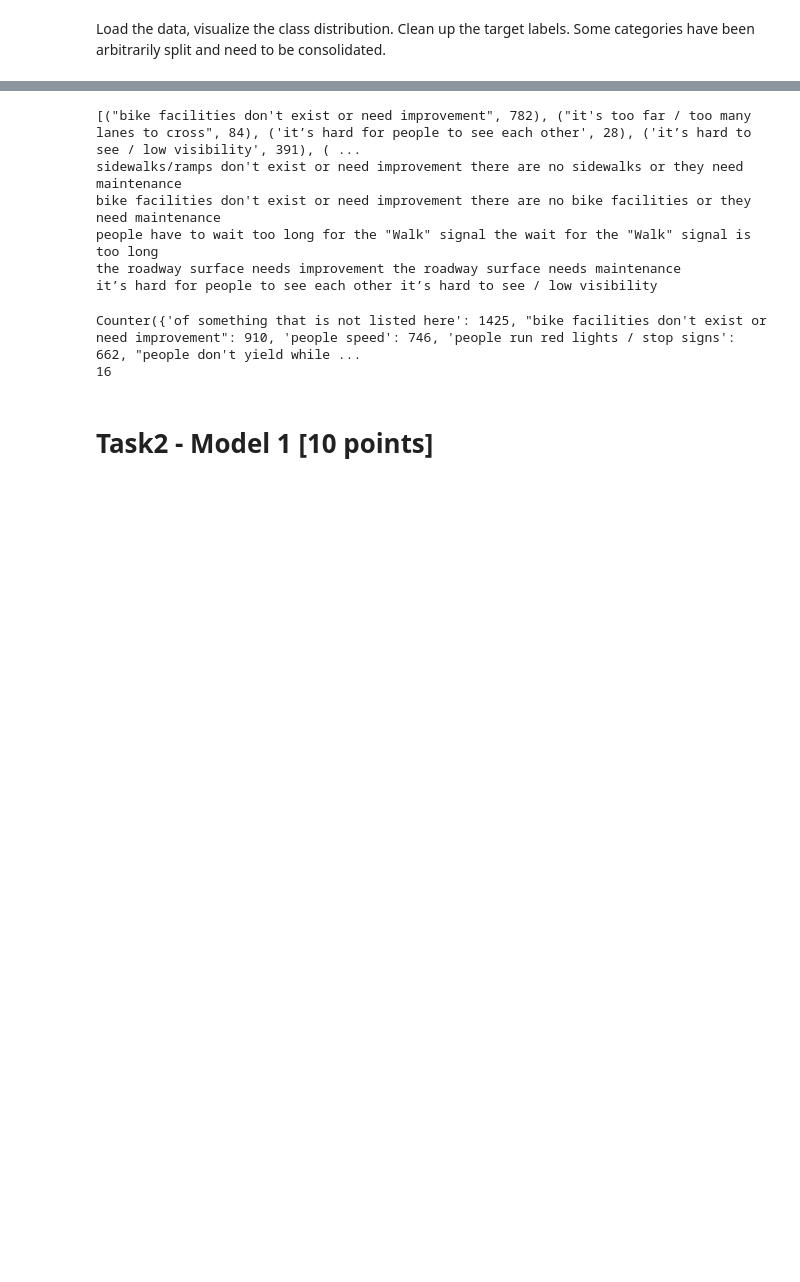
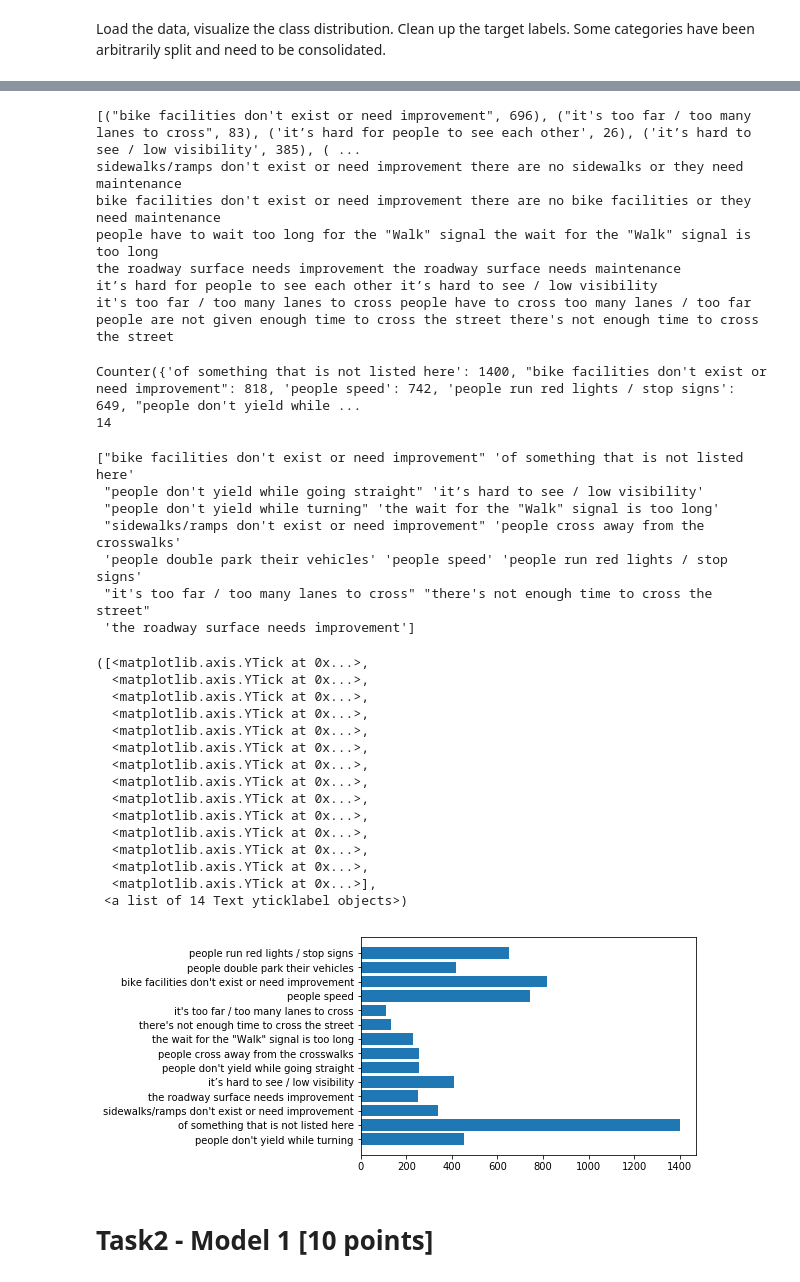
Before and after one commit to wl2522/VisionZeroBoston, a Jupyter notebook: hw4_starter_notebook.ipynb, the cells around one changed output, grey strips where cells are left out. Cells and saved outputs as stored; diff of their text form; code cells hidden in the pictures; blank space fills up the shorter version.

```diff
--- a/hw4_starter_notebook.ipynb
+++ b/hw4_starter_notebook.ipynb
@@ -105,13 +197,17 @@ print(count[0][0], count[18][0])
 print(count[11][0], count[17][0])
 print(count[15][0], count[16][0])
 print(count[2][0], count[3][0])
+print(count[1][0], count[10][0])
+print(count[5][0], count[20][0])
 # %% [output]
-[("bike facilities don't exist or need improvement", 782), ("it's too far / too many lanes to cross", 84), ('it’s hard for people to see each other', 28), ('it’s hard to see / low visibility', 391), ( ...
+[("bike facilities don't exist or need improvement", 696), ("it's too far / too many lanes to cross", 83), ('it’s hard for people to see each other', 26), ('it’s hard to see / low visibility', 385), ( ...
 sidewalks/ramps don't exist or need improvement there are no sidewalks or they need maintenance
 bike facilities don't exist or need improvement there are no bike facilities or they need maintenance
 people have to wait too long for the "Walk" signal the wait for the "Walk" signal is too long
 the roadway surface needs improvement the roadway surface needs maintenance
 it’s hard for people to see each other it’s hard to see / low visibility
+it's too far / too many lanes to cross people have to cross too many lanes / too far
+people are not given enough time to cross the street there's not enough time to cross the street
 # %%
 #For each category pair, check which category appears less often
 #Replace that category with the other category
@@ -167,17 +263,67 @@ elif count[3][1] > count[2][1]:
     data['REQUESTTYPE'].replace(to_replace=count[2][0], value=count[3][0], inplace=True)
 
 
+#it's too far / too many lanes to cross / people have to cross too many lanes / too far
+
+
+if count[1][1] > count[10][1]:
+    data['REQUESTTYPE'].replace(to_replace=count[10][0], value=count[1][0], inplace=True)
+
+elif count[10][1] > count[1][1]:
+    data['REQUESTTYPE'].replace(to_replace[1][0], value=count[10][0], inplace=True)
+
+
+#people are not given enough time to cross the street / there's not enough time to cross the street
+
+
+if count[5][1] > count[20][1]:
+    data['REQUESTTYPE'].replace(to_replace=count[20][0], value=count[5][0], inplace=True)
+
+elif count[20][1] > count[5][1]:
+    data['REQUESTTYPE'].replace(to_replace=count[5][0], value=count[20][0], inplace=True)
+
 print(Counter(data['REQUESTTYPE']))
 print(len(data['REQUESTTYPE'].unique()))
 # %% [output]
-Counter({'of something that is not listed here': 1425, "bike facilities don't exist or need improvement": 910, 'people speed': 746, 'people run red lights / stop signs': 662, "people don't yield while ...
-16
+Counter({'of something that is not listed here': 1400, "bike facilities don't exist or need improvement": 818, 'people speed': 742, 'people run red lights / stop signs': 649, "people don't yield while ...
+14
 # %%
 #Separate the features from the response variable
 
 
 target = data['REQUESTTYPE']
 comments = data['COMMENTS']
+# %%
+#Visualize the distribution of the consolidated categories
+
+
+print(target.unique())
+plt.barh(range(len(target.unique())), list(Counter(target).values()), align='center')
+plt.yticks(range(len(target.unique())), list(Counter(target).keys()))
+# %% [output]
+["bike facilities don't exist or need improvement" 'of something that is not listed here'
+ "people don't yield while going straight" 'it’s hard to see / low visibility'
+ "people don't yield while turning" 'the wait for the "Walk" signal is too long'
+ "sidewalks/ramps don't exist or need improvement" 'people cross away from the crosswalks'
+ 'people double park their vehicles' 'people speed' 'people run red lights / stop signs'
+ "it's too far / too many lanes to cross" "there's not enough time to cross the street"
+ 'the roadway surface needs improvement']
+([<matplotlib.axis.YTick at 0x...>,
+  <matplotlib.axis.YTick at 0x...>,
+  <matplotlib.axis.YTick at 0x...>,
+  <matplotlib.axis.YTick at 0x...>,
+  <matplotlib.axis.YTick at 0x...>,
+  <matplotlib.axis.YTick at 0x...>,
+  <matplotlib.axis.YTick at 0x...>,
+  <matplotlib.axis.YTick at 0x...>,
+  <matplotlib.axis.YTick at 0x...>,
+  <matplotlib.axis.YTick at 0x...>,
+  <matplotlib.axis.YTick at 0x...>,
+  <matplotlib.axis.YTick at 0x...>,
+  <matplotlib.axis.YTick at 0x...>,
+  <matplotlib.axis.YTick at 0x...>],
+ <a list of 14 Text yticklabel objects>)
+[figure, added]
 # %% [markdown]
 # Task2 - Model 1 [10 points]
 # %% [markdown]
```
Also changed, not shown: parts of 10 cells of this notebook.
